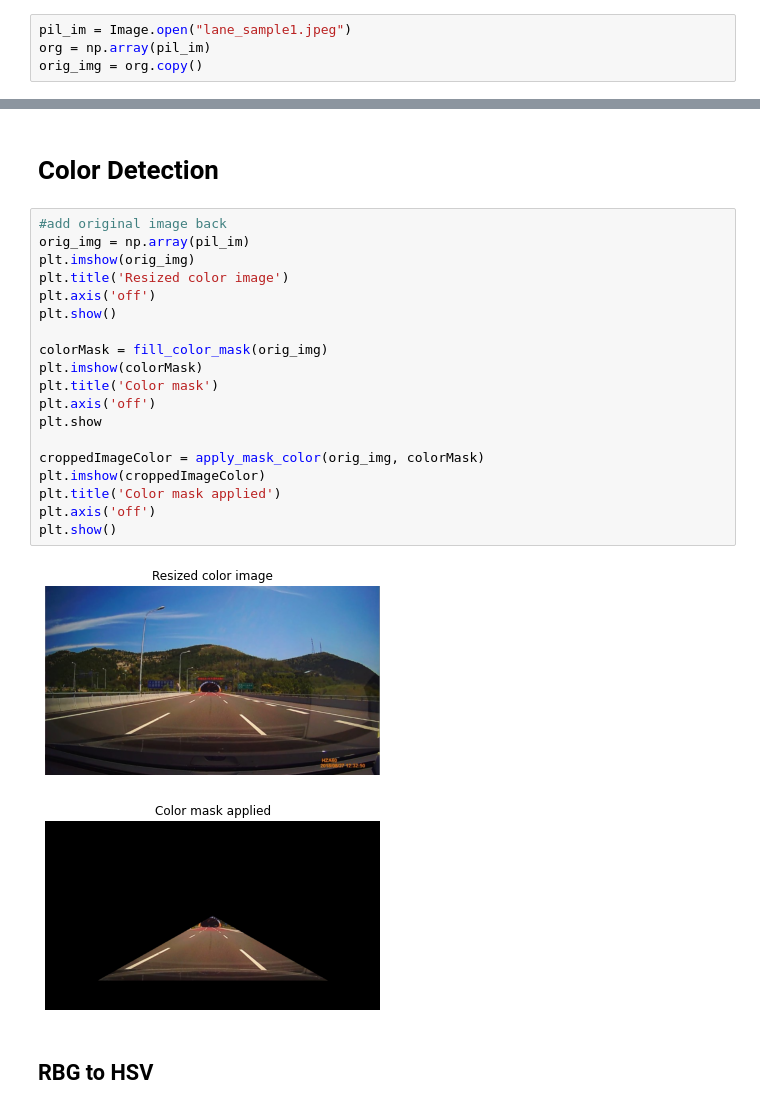
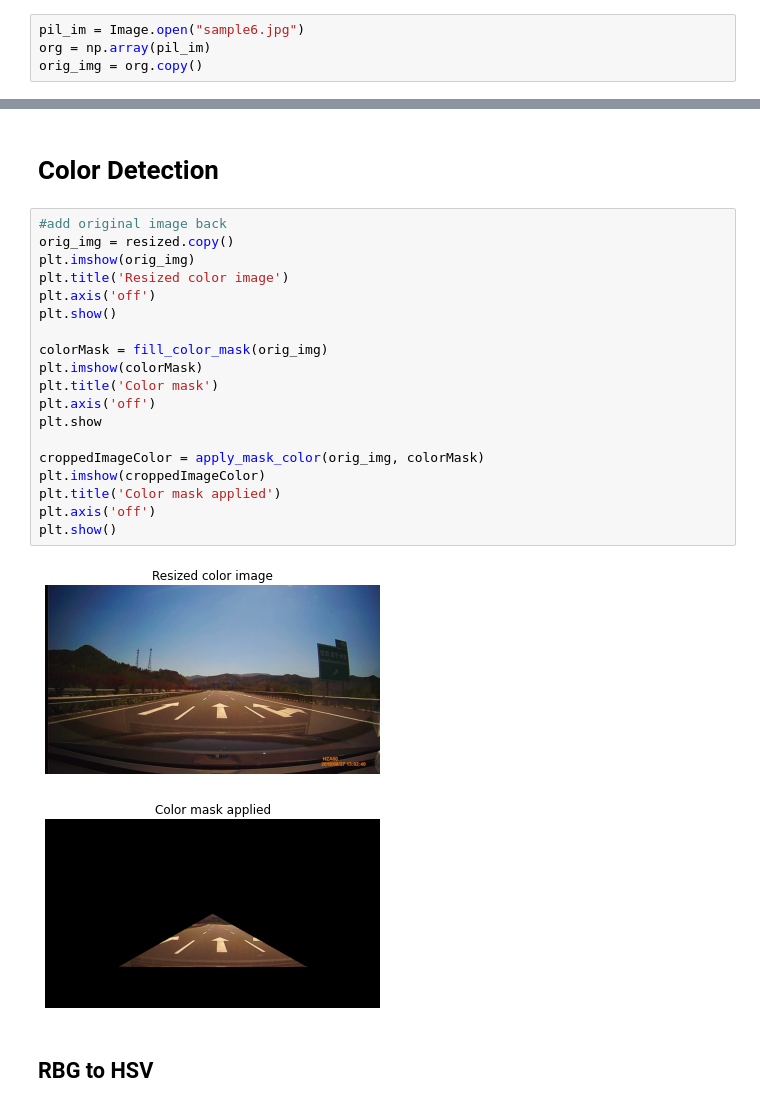
Before and after one commit to Beepbloop/lane_detection, a Jupyter notebook: EntireProcess.ipynb, the cells around one changed output, grey strips where cells are left out. Saved outputs shown, nothing was run; the diff lists cells and outputs as text.

```diff
--- a/EntireProcess.ipynb
+++ b/EntireProcess.ipynb
@@ -15,7 +15,7 @@ from Visualization import *
 # %% [markdown]
 # Load Image
 # %%
-pil_im = Image.open("lane_sample1.jpeg")
+pil_im = Image.open("sample6.jpg")
 org = np.array(pil_im)
 orig_img = org.copy()
 # %%
@@ -215,26 +215,26 @@ plt.show()
 # Color Detection
 # %%
 #add original image back
-orig_img = np.array(pil_im)
+orig_img = resized.copy()
 plt.imshow(orig_img)
 plt.title('Resized color image')
 plt.axis('off')
 plt.show()
 
 colorMask = fill_color_mask(orig_img)
 plt.imshow(colorMask)
 plt.title('Color mask')
 plt.axis('off')
 plt.show
 
 croppedImageColor = apply_mask_color(orig_img, colorMask)
 plt.imshow(croppedImageColor)
 plt.title('Color mask applied')
 plt.axis('off')
 plt.show()
 # %% [output]
-[figure, old version]
+[figure, new version]
-[figure, old version]
+[figure, new version]
 # %% [markdown]
 ## RBG to HSV
 # %%
```
Also changed, not shown: parts of 20 cells of this notebook, 2 other files.
